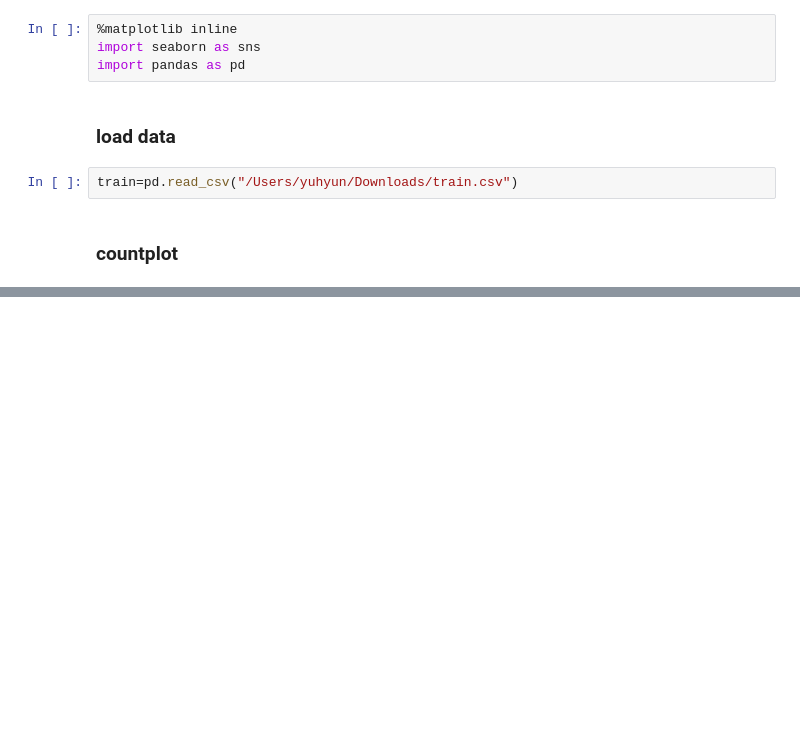
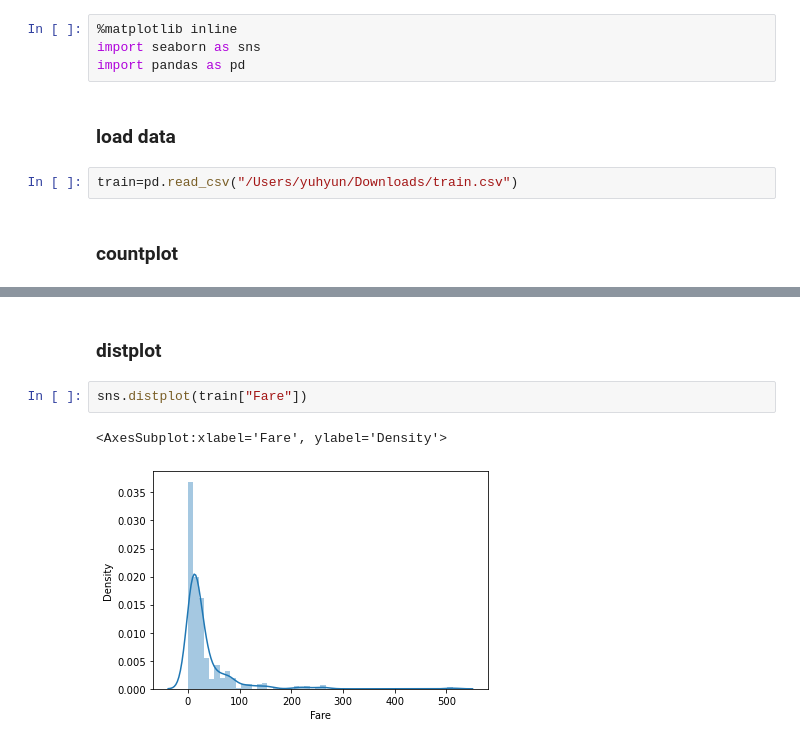
Before and after one commit to kyh31876/phyton1, a Jupyter notebook: 14.5.ipynb, the cells around one changed output, grey strips where cells are left out. Cells and saved outputs as stored; diff of their text form; blank space fills up the shorter version.

```diff
--- a/14.5.ipynb
+++ b/14.5.ipynb
@@ -37,0 +47,7 @@ sns.barplot(data=train, x="Pclass",y="Fare")
+# %% [markdown]
+### distplot
+# %%
+sns.distplot(train["Fare"])
+# %% [output]
+<AxesSubplot:xlabel='Fare', ylabel='Density'>
+[figure, added]
```
Also changed, not shown: parts of 16 cells of this notebook.
